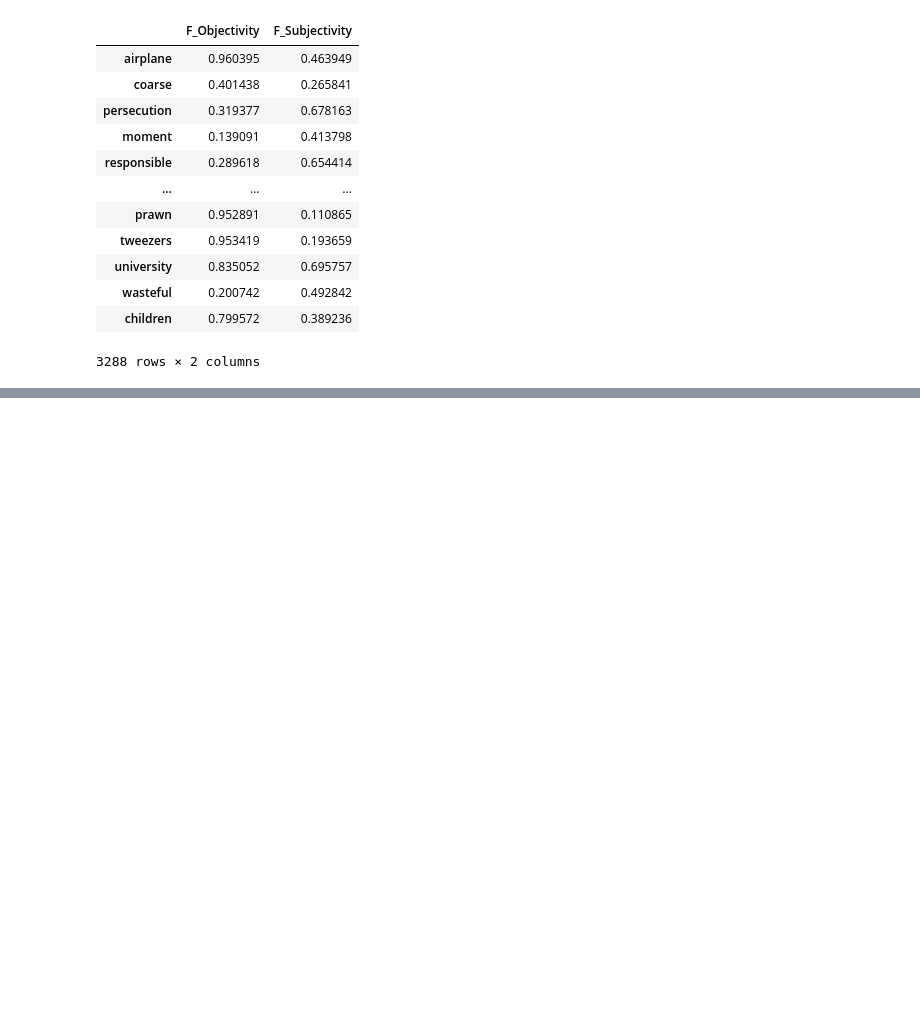
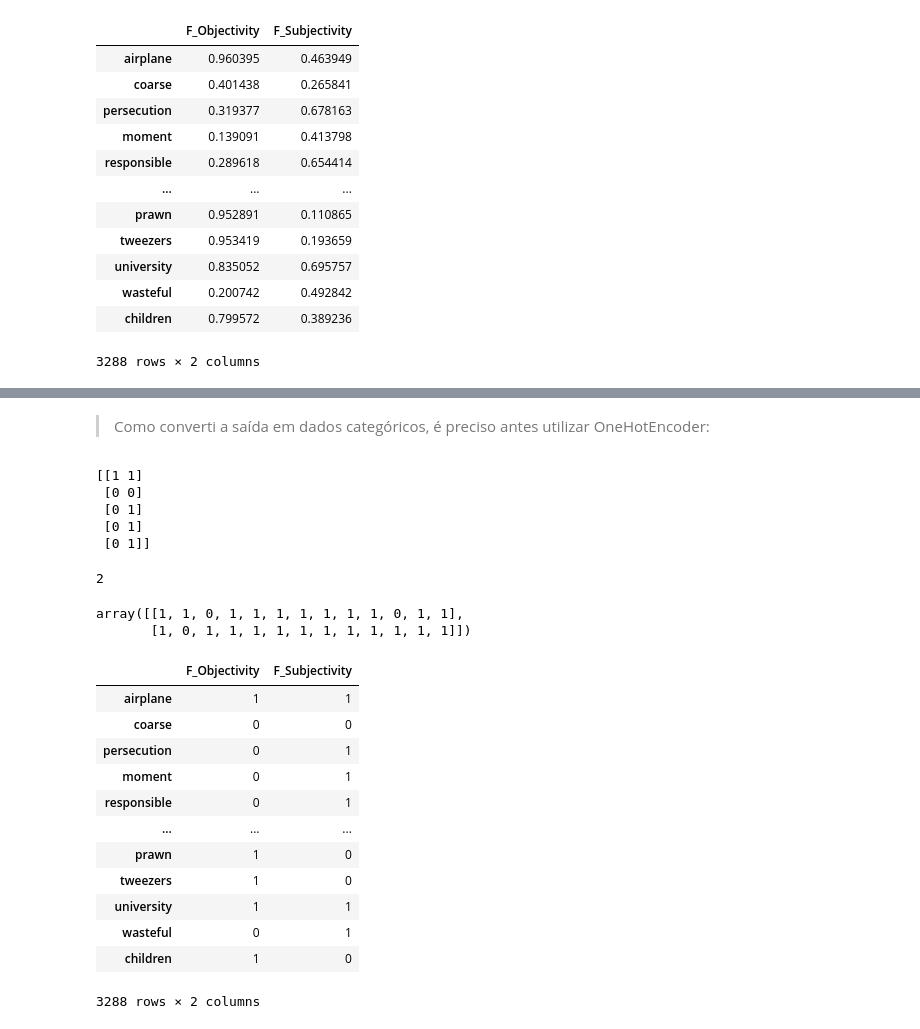
Before and after one commit to tbnsilveira/semantic_classifier, a Jupyter notebook: source/Exp_05a_WordEmbedding.ipynb, the cells around one changed output, grey strips where cells are left out. Drawn from its saved outputs; the diff is of its cells as text; code cells hidden in the pictures; blank space fills up the shorter version.

```diff
--- a/source/Exp_05a_WordEmbedding.ipynb
+++ b/source/Exp_05a_WordEmbedding.ipynb
@@ -198,0 +282,18 @@ Y_train
+# %% [markdown]
+> Como converti a saída em dados categóricos, é preciso antes utilizar OneHotEncoder:
+# %%
+## Como já foram transformados anteriormente em [0,1], preciso apenas torná-los como lista:
+Y_train_array = Y_train.to_numpy()
+Y_test_array = Y_test.to_numpy()
+
+X_train_array = X_train.to_numpy()
+X_test_array = X_test.to_numpy()
+
+# Print the first few elements to verify
+print(Y_train_array[:5])  # Print the first 5 elements
+# %% [output]
+[[1 1]
+ [0 0]
+ [0 1]
+ [0 1]
+ [0 1]]
@@ -198,0 +305,25 @@ Y_train
+# %%
+len(Y_train_encoded)
+# %% [output]
+2
+# %%
+Y_train_encoded
+# %% [output]
+array([[1, 1, 0, 1, 1, 1, 1, 1, 1, 1, 0, 1, 1],
+       [1, 0, 1, 1, 1, 1, 1, 1, 1, 1, 1, 1, 1]])
+# %%
+Y_train
+# %% [output]
+|  | F_Objectivity | F_Subjectivity |
+| airplane | 1 | 1 |
+| coarse | 0 | 0 |
+| persecution | 0 | 1 |
+| moment | 0 | 1 |
+| responsible | 0 | 1 |
+| ... | ... | ... |
+| prawn | 1 | 0 |
+| tweezers | 1 | 0 |
+| university | 1 | 1 |
+| wasteful | 0 | 1 |
+| children | 1 | 0 |
+3288 rows × 2 columns
```
Also changed, not shown: parts of 17 cells of this notebook.
